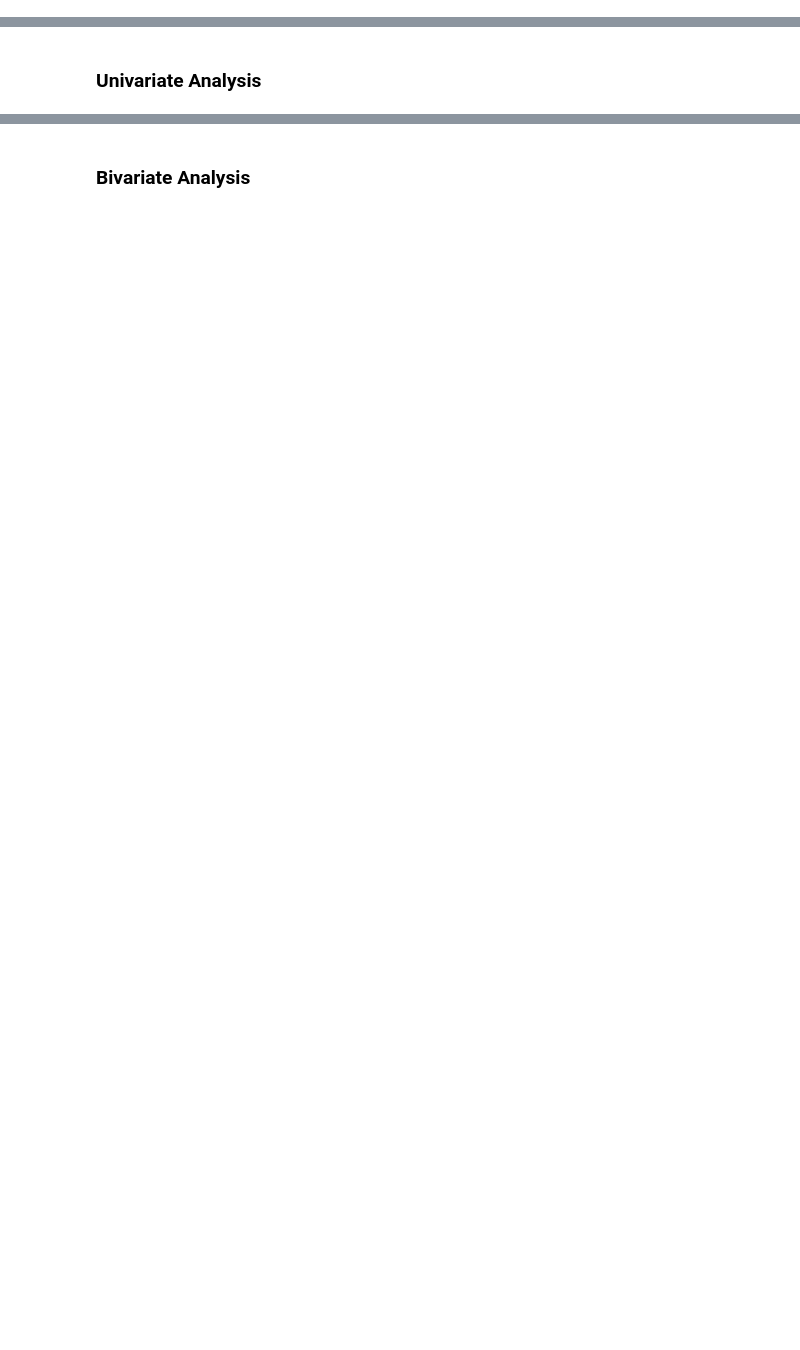
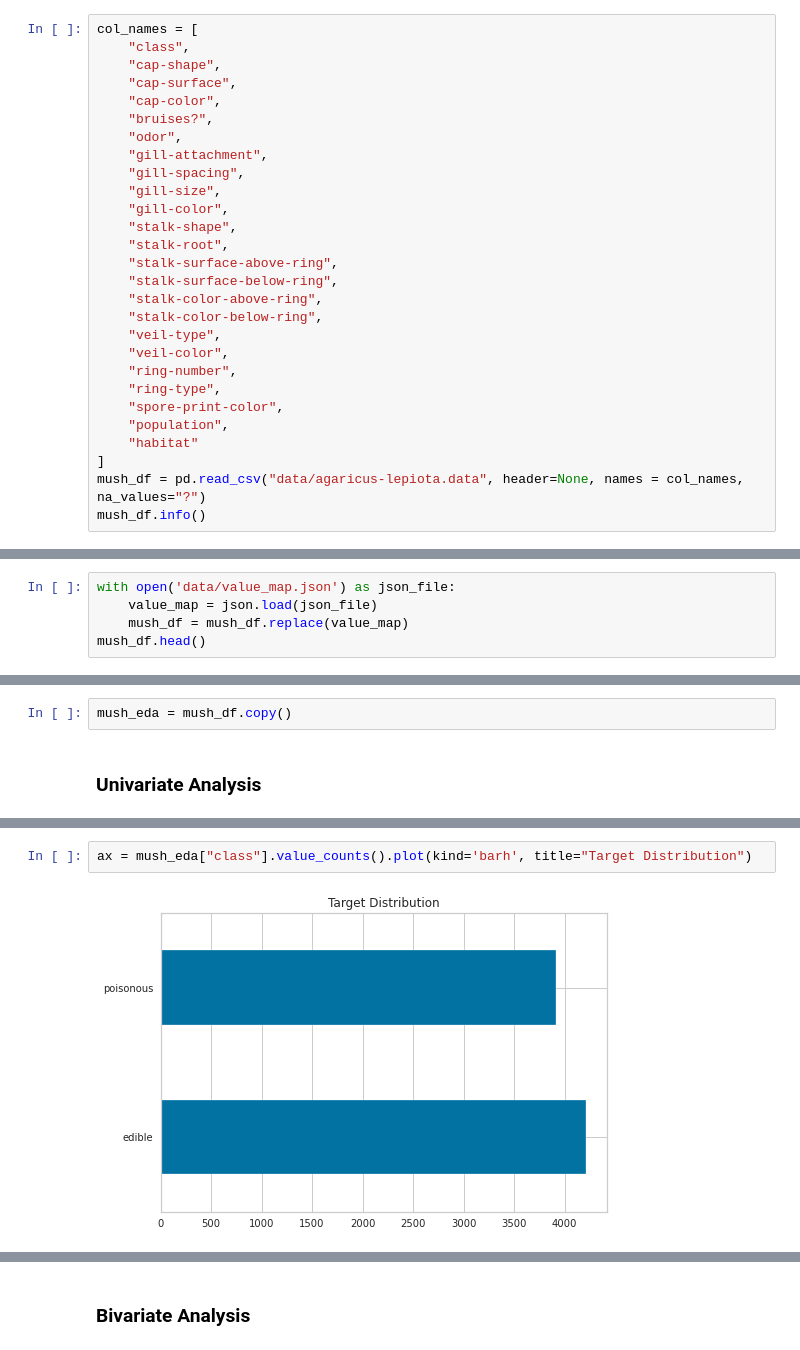
Before and after one commit to Tien-Cheng/AI-and-Machine-Learning--ST1511-, a Jupyter notebook: Assignment 1/classification/mushroom.ipynb, the cells around one changed output, grey strips where cells are left out. Drawn from its saved outputs; the diff is of its cells as text; blank space fills up the shorter version.

```diff
--- a/Assignment 1/classification/mushroom.ipynb
+++ b/Assignment 1/classification/mushroom.ipynb
@@ -48,0 +82,28 @@ random_state = np.random.RandomState(42) # also note that for cross validation,
+# %%
+col_names = [
+    "class",
+    "cap-shape",
+    "cap-surface",
+    "cap-color",
+    "bruises?",
+    "odor",
+    "gill-attachment",
+    "gill-spacing",
+    "gill-size",
+    "gill-color",
+    "stalk-shape",
+    "stalk-root",
+    "stalk-surface-above-ring",
+    "stalk-surface-below-ring",
+    "stalk-color-above-ring",
+    "stalk-color-below-ring",
+    "veil-type",
+    "veil-color",
+    "ring-number",
+    "ring-type",
+    "spore-print-color",
+    "population",
+    "habitat"
+]
+mush_df = pd.read_csv("data/agaricus-lepiota.data", header=None, names = col_names, na_values="?")
+mush_df.info()
@@ -48,0 +131,5 @@ random_state = np.random.RandomState(42) # also note that for cross validation,
+# %%
+with open('data/value_map.json') as json_file:
+    value_map = json.load(json_file)
+    mush_df = mush_df.replace(value_map)
+mush_df.head()
@@ -49,4 +144,6 @@ random_state = np.random.RandomState(42) # also note that for cross validation,
 # %% [markdown]
 ## Data Exploration
+# %%
+mush_eda = mush_df.copy()
 # %% [markdown]
 ### Univariate Analysis
@@ -54,0 +207,4 @@ random_state = np.random.RandomState(42) # also note that for cross validation,
+# %%
+ax = mush_eda["class"].value_counts().plot(kind='barh', title="Target Distribution")
+# %% [output]
+[figure, added]
```
Also changed, not shown: parts of 24 cells of this notebook, 2 other files.
